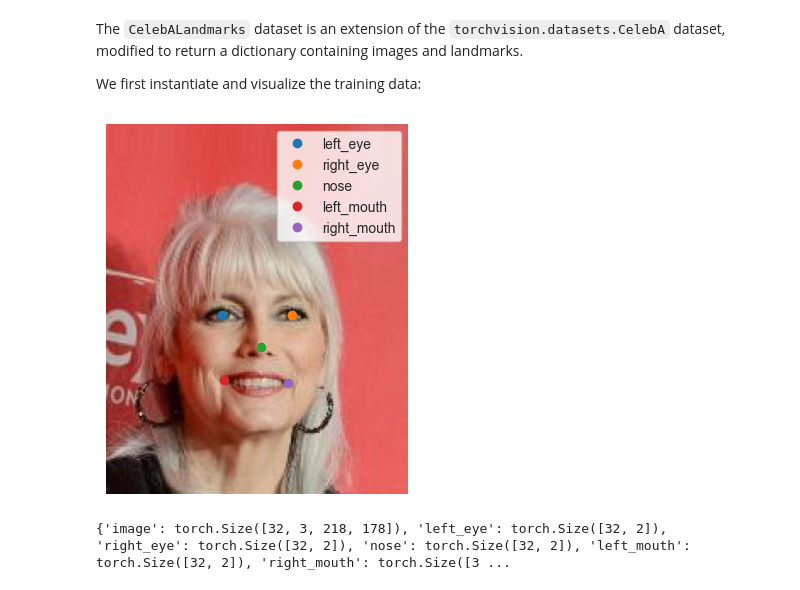
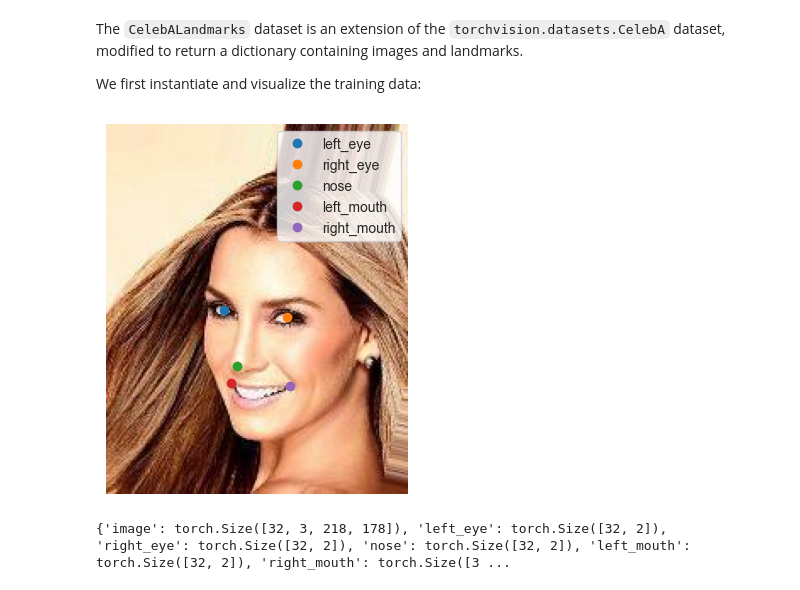
Before and after one commit to mfederici/torch-mist, a Jupyter notebook: docs/notebooks/examples/keypoint_info.ipynb, the cells around one changed output. Drawn from its saved outputs; the diff is of its cells as text; code cells hidden in the pictures.

```diff
--- a/docs/notebooks/examples/keypoint_info.ipynb
+++ b/docs/notebooks/examples/keypoint_info.ipynb
@@ -25,20 +25,20 @@ DATA_DIR = '/data'
 dataset = CelebALandmarks(DATA_DIR)
 # %%
 # Consider a datapoint
-idx = 898
+idx = 0
 data = dataset[idx]
 
 # We plot image and the corresponding landmarks
 for name, value in data.items():
     if name == 'image':
         plt.imshow(value.permute(1,2,0))
     else:
         plt.plot(value[0],value[1], 'o', label=name)
 
 plt.legend()
 plt.axis('off');
 # %% [output]
-[figure, old version]
+[figure, new version]
 # %%
 from torch.utils.data import DataLoader, Subset
 
```
Also changed, not shown: parts of 6 cells of this notebook, 8 other files.
